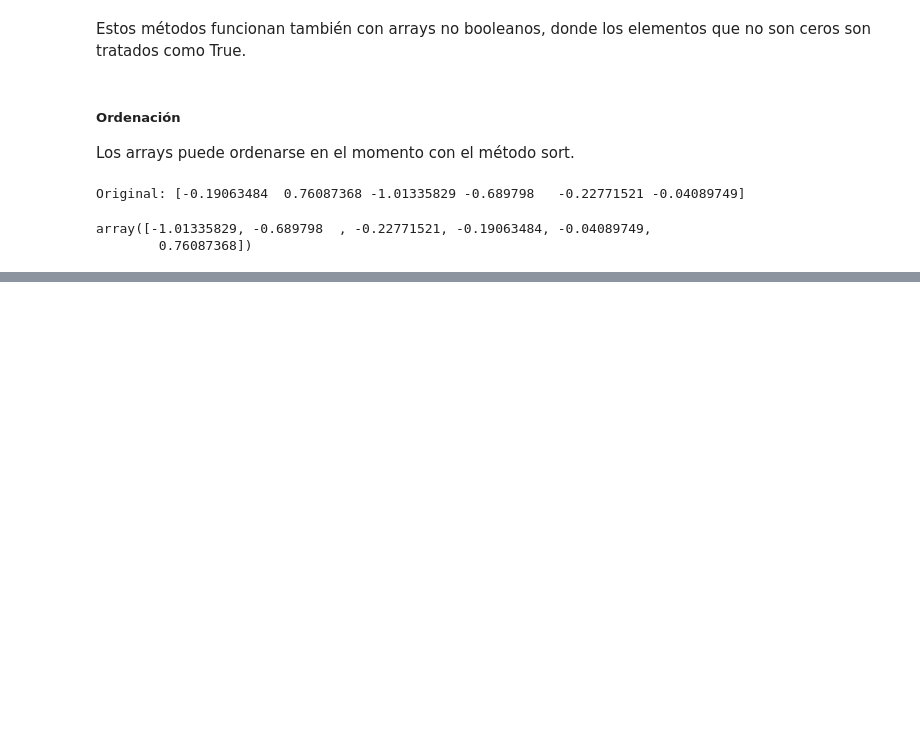
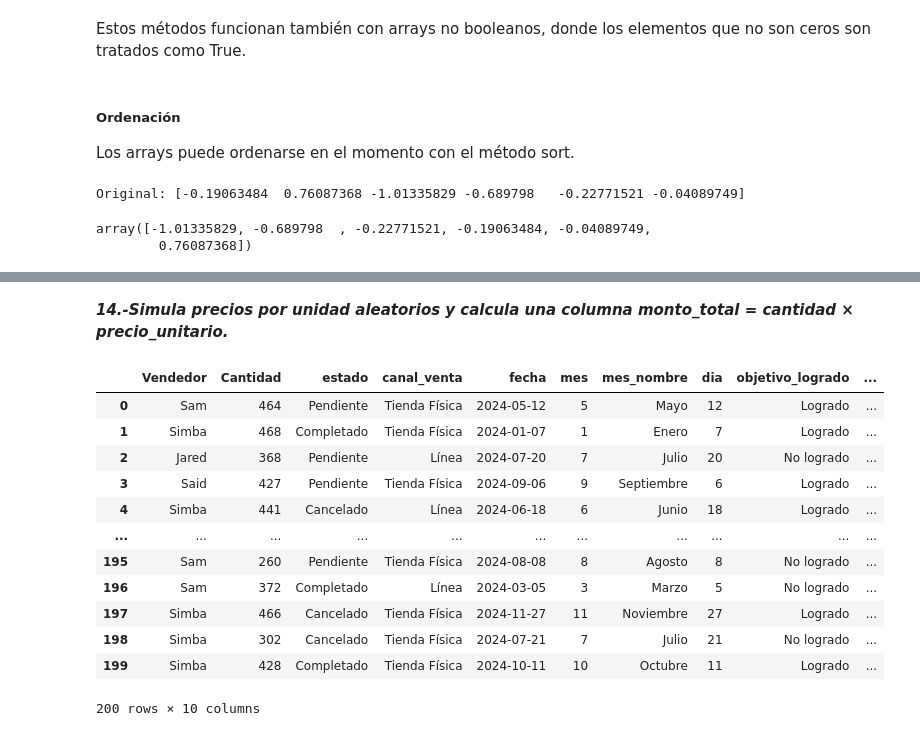
Before and after one commit to SaitoM17/ejerciciosAnalisisDatos, a Jupyter notebook: scripts/python_analisis_datos.ipynb, the cells around one changed output, grey strips where cells are left out. Cells and saved outputs as stored; diff of their text form; code cells hidden in the pictures; blank space fills up the shorter version.

```diff
--- a/scripts/python_analisis_datos.ipynb
+++ b/scripts/python_analisis_datos.ipynb
@@ -255,0 +324,3 @@ array([-1.01335829, -0.689798  , -0.22771521, -0.19063484, -0.04089749,
+# %%
+df['fecha'] = pd.to_datetime(df['fecha'])
+df.info()
@@ -255,0 +386,26 @@ array([-1.01335829, -0.689798  , -0.22771521, -0.19063484, -0.04089749,
+# %%
+# Crear un columna mes
+df['mes'] = df['fecha'].dt.month
+
+# Crear una columna dia
+df['dia'] = df['fecha'].dt.day
+
+# Transformamos los numeros a meses
+meses_nombre = {
+    1: 'Enero',
+    2: 'Febrero',
+    3: 'Marzo',
+    4: 'Abril',
+    5: 'Mayo',
+    6: 'Junio',
+    7: 'Julio',
+    8: 'Agosto',
+    9: 'Septiembre',
+    10: 'Octubre',
+    11: 'Noviembre',
+    12: 'Diciembre'
+}
+
+
+df['mes_nombre'] = df['mes'].replace(meses_nombre)
+df
@@ -255,0 +536,3 @@ array([-1.01335829, -0.689798  , -0.22771521, -0.19063484, -0.04089749,
+# %%
+df['objetivo_logrado'] = np.where(df['Cantidad'] > 400, 'Logrado', 'No logrado')
+df
@@ -255,0 +568,20 @@ array([-1.01335829, -0.689798  , -0.22771521, -0.19063484, -0.04089749,
+# %% [markdown]
+***14.-Simula precios por unidad aleatorios y calcula una columna monto_total = cantidad × precio_unitario.***
+# %%
+# No existe una columna "cantidaa" por lo que ocupare la de dia para simular cantidad
+df['monto_total'] = df['Cantidad'] * df['dia']
+df
+# %% [output]
+|  | Vendedor | Cantidad | estado | canal_venta | fecha | mes | mes_nombre | dia | objetivo_logrado | ... |
+| 0 | Sam | 464 | Pendiente | Tienda Física | 2024-05-12 | 5 | Mayo | 12 | Logrado | ... |
+| 1 | Simba | 468 | Completado | Tienda Física | 2024-01-07 | 1 | Enero | 7 | Logrado | ... |
+| 2 | Jared | 368 | Pendiente | Línea | 2024-07-20 | 7 | Julio | 20 | No logrado | ... |
+| 3 | Said | 427 | Pendiente | Tienda Física | 2024-09-06 | 9 | Septiembre | 6 | Logrado | ... |
+| 4 | Simba | 441 | Cancelado | Línea | 2024-06-18 | 6 | Junio | 18 | Logrado | ... |
+| ... | ... | ... | ... | ... | ... | ... | ... | ... | ... | ... |
+| 195 | Sam | 260 | Pendiente | Tienda Física | 2024-08-08 | 8 | Agosto | 8 | No logrado | ... |
+| 196 | Sam | 372 | Completado | Línea | 2024-03-05 | 3 | Marzo | 5 | No logrado | ... |
+| 197 | Simba | 466 | Cancelado | Tienda Física | 2024-11-27 | 11 | Noviembre | 27 | Logrado | ... |
+| 198 | Simba | 302 | Cancelado | Tienda Física | 2024-07-21 | 7 | Julio | 21 | No logrado | ... |
+| 199 | Simba | 428 | Completado | Tienda Física | 2024-10-11 | 10 | Octubre | 11 | Logrado | ... |
+200 rows × 10 columns
```
Also changed, not shown: parts of 42 cells of this notebook.
